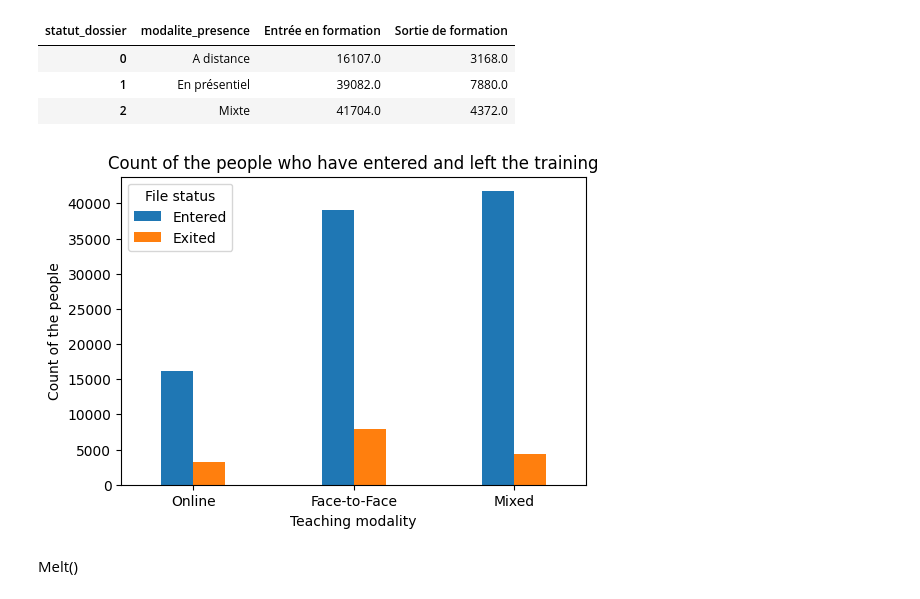
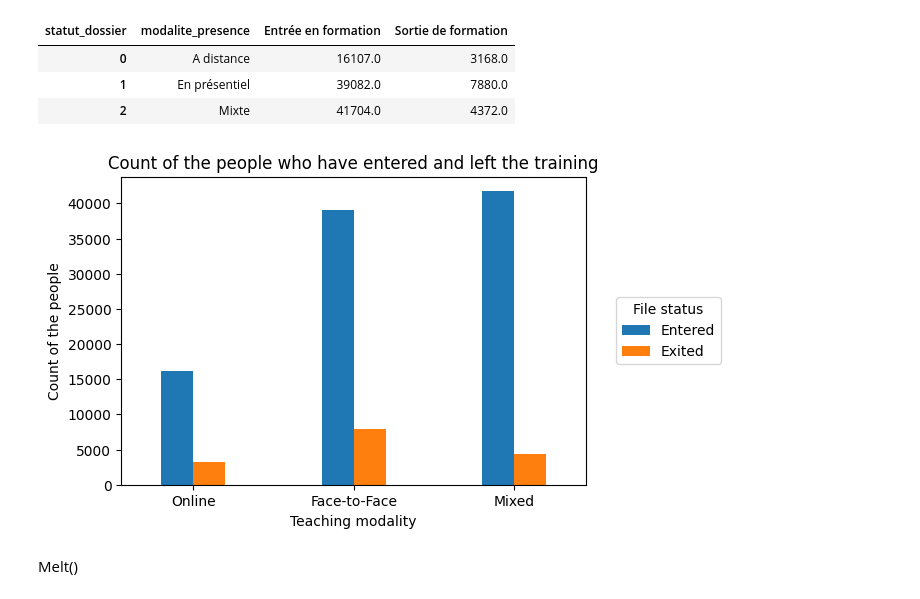
Before and after one commit to JosephYudita/auto, a Jupyter notebook: autonomous application on a dataset(Yudita).ipynb, the cells around one changed output. Cells and saved outputs as stored; diff of their text form; code cells hidden in the pictures.

```diff
--- a/autonomous application on a dataset(Yudita).ipynb
+++ b/autonomous application on a dataset(Yudita).ipynb
@@ -179,16 +179,16 @@ pivot_table_eng=pivot_table.replace({"A distance":"Online","En présentiel":"Fac
 # %%
 pivot_table_eng.plot(kind="bar", width=0.4, figsize=(6, 4),x="modalite_presence")
 
 plt.xlabel("Teaching modality")
 plt.ylabel("Count of the people")
 plt.title("Count of the people who have entered and left the training")
 
-plt.legend(title="File status" , labels=("Entered","Exited") )
+plt.legend(title="File status" , labels=("Entered","Exited"),loc='center left', bbox_to_anchor=(1.05, 0.5) )
 plt.xticks(rotation=0)
 
 plt.show()
 # %% [output]
-[figure, old version]
+[figure, new version]
 # %% [markdown]
 Melt()
 # %% [raw]
```
Also changed, not shown: parts of 1 cell of this notebook.
